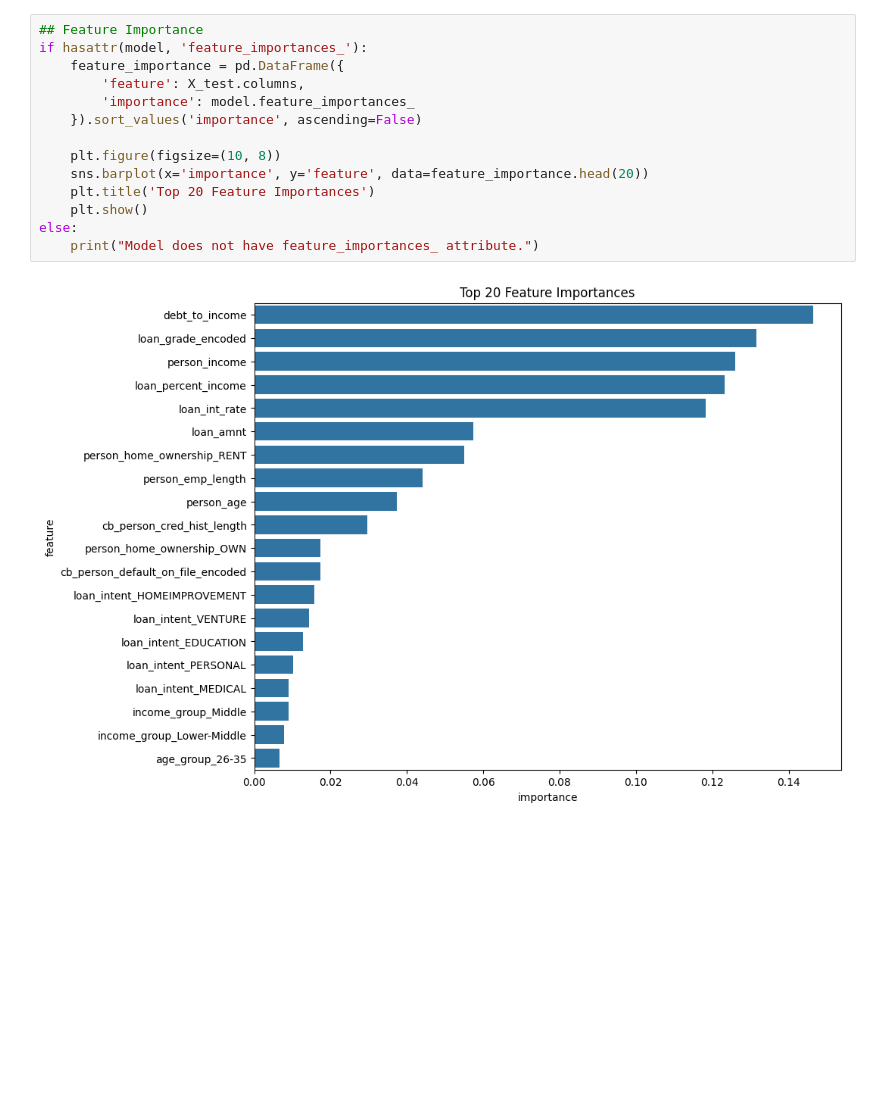
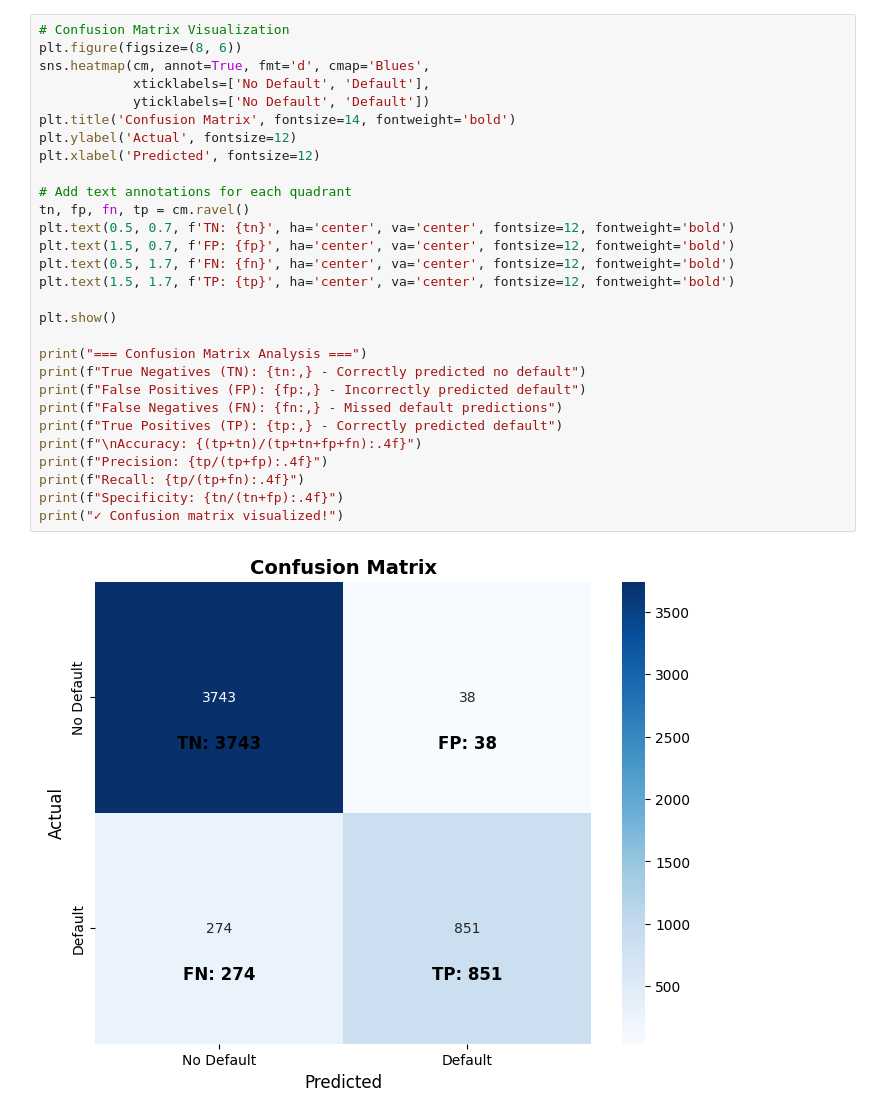
Before and after one commit to shegaw-21/credit-risk-prediction, a Jupyter notebook: notebooks/04_evaluation.ipynb, the cells around one changed output. Cells and saved outputs as stored; diff of their text form; blank space fills up the shorter version.

```diff
--- a/notebooks/04_evaluation.ipynb
+++ b/notebooks/04_evaluation.ipynb
@@ -76,16 +106,31 @@ plt.show()
 # %%
-## Feature Importance
-if hasattr(model, 'feature_importances_'):
-    feature_importance = pd.DataFrame({
-        'feature': X_test.columns,
-        'importance': model.feature_importances_
-    }).sort_values('importance', ascending=False)
+# Confusion Matrix Visualization
+plt.figure(figsize=(8, 6))
+sns.heatmap(cm, annot=True, fmt='d', cmap='Blues',
+            xticklabels=['No Default', 'Default'],
+            yticklabels=['No Default', 'Default'])
+plt.title('Confusion Matrix', fontsize=14, fontweight='bold')
+plt.ylabel('Actual', fontsize=12)
+plt.xlabel('Predicted', fontsize=12)
 
-    plt.figure(figsize=(10, 8))
-    sns.barplot(x='importance', y='feature', data=feature_importance.head(20))
-    plt.title('Top 20 Feature Importances')
-    plt.show()
-else:
-    print("Model does not have feature_importances_ attribute.")
+# Add text annotations for each quadrant
+tn, fp, fn, tp = cm.ravel()
+plt.text(0.5, 0.7, f'TN: {tn}', ha='center', va='center', fontsize=12, fontweight='bold')
+plt.text(1.5, 0.7, f'FP: {fp}', ha='center', va='center', fontsize=12, fontweight='bold')
+plt.text(0.5, 1.7, f'FN: {fn}', ha='center', va='center', fontsize=12, fontweight='bold')
+plt.text(1.5, 1.7, f'TP: {tp}', ha='center', va='center', fontsize=12, fontweight='bold')
+
+plt.show()
+
+print("=== Confusion Matrix Analysis ===")
+print(f"True Negatives (TN): {tn:,} - Correctly predicted no default")
+print(f"False Positives (FP): {fp:,} - Incorrectly predicted default")
+print(f"False Negatives (FN): {fn:,} - Missed default predictions")
+print(f"True Positives (TP): {tp:,} - Correctly predicted default")
+print(f"\nAccuracy: {(tp+tn)/(tp+tn+fp+fn):.4f}")
+print(f"Precision: {tp/(tp+fp):.4f}")
+print(f"Recall: {tp/(tp+fn):.4f}")
+print(f"Specificity: {tn/(tn+fp):.4f}")
+print("✓ Confusion matrix visualized!")
 # %% [output]
-[figure, old version]
+[figure, new version]
```
Also changed, not shown: parts of 14 cells of this notebook, 27 other files.
